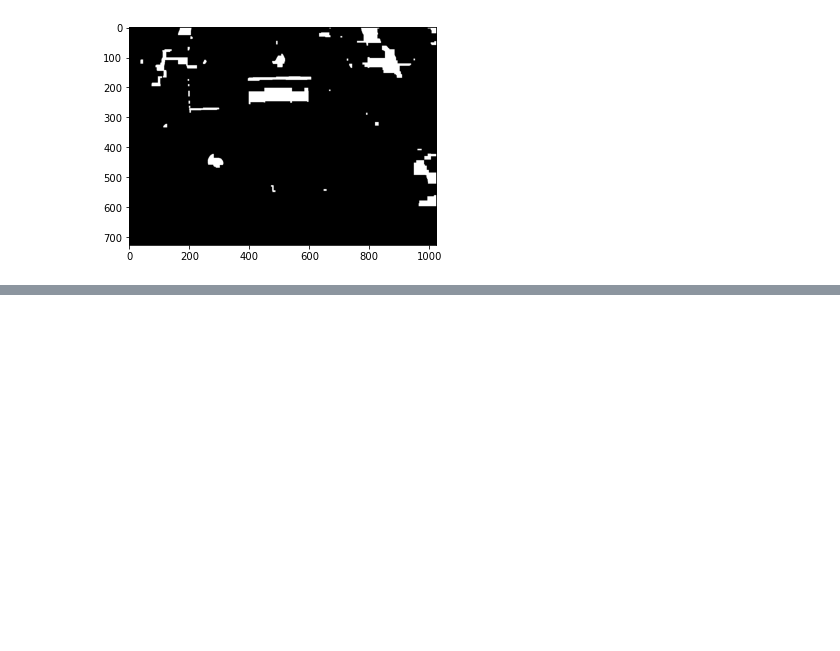
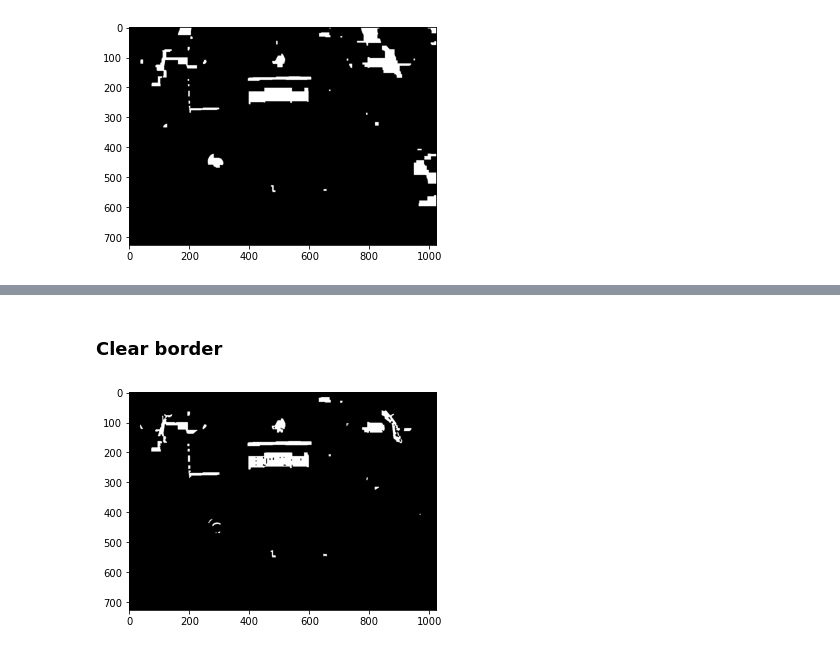
Before and after one commit to joaobizzo/license_plate_recognizer, a Jupyter notebook: license_plate_recognizer.ipynb, the cells around one changed output, grey strips where cells are left out. Drawn from its saved outputs; the diff is of its cells as text; code cells hidden in the pictures; blank space fills up the shorter version.

```diff
--- a/license_plate_recognizer.ipynb
+++ b/license_plate_recognizer.ipynb
@@ -304,0 +321,8 @@ plt.imshow(limiarizacao, cmap='gray');
+# %% [markdown]
+### Clear border
+# %%
+from skimage.segmentation import clear_border
+limiarizacao = clear_border(limiarizacao)
+plt.imshow(limiarizacao, cmap='gray');
+# %% [output]
+[figure, added]
```
Also changed, not shown: parts of 22 cells of this notebook.
